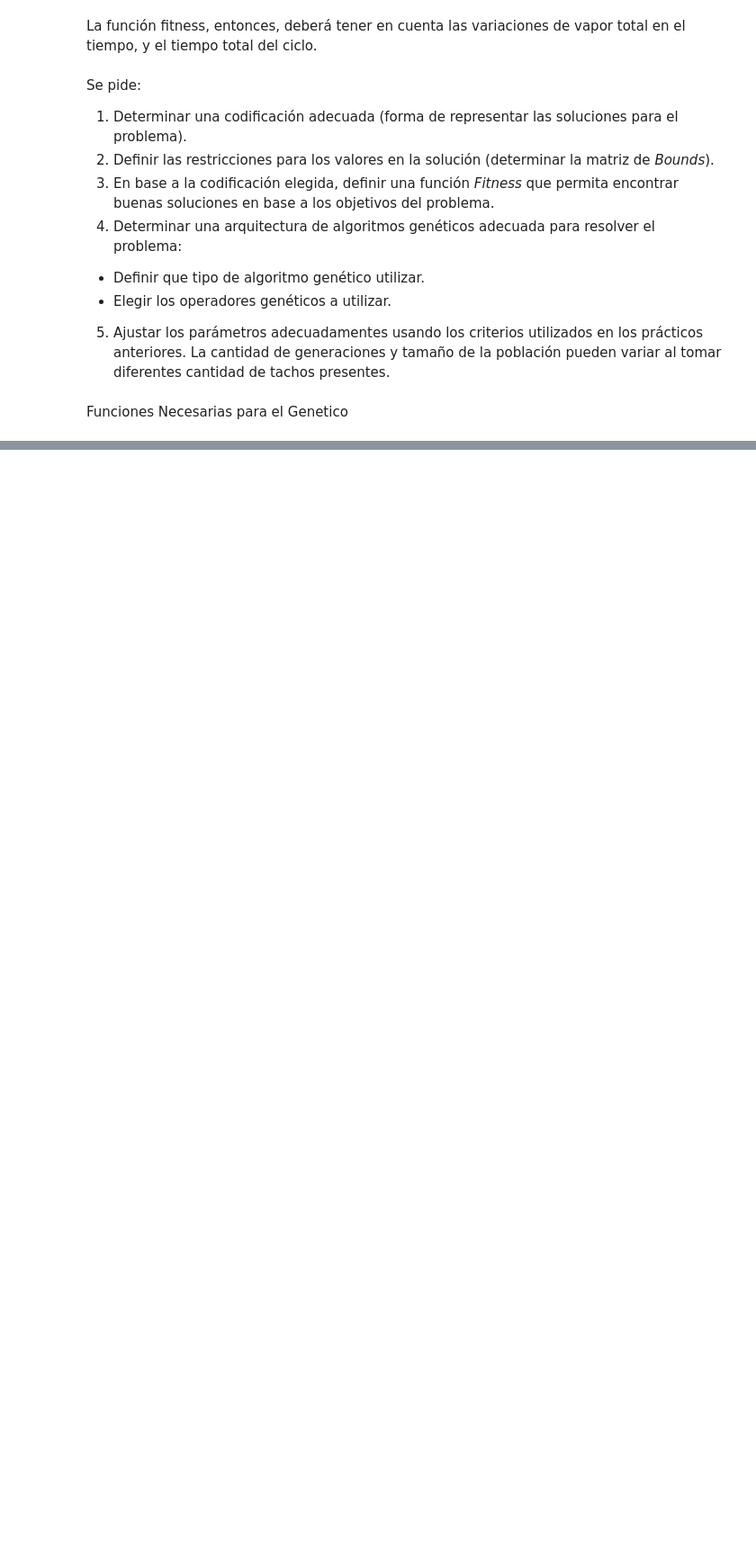
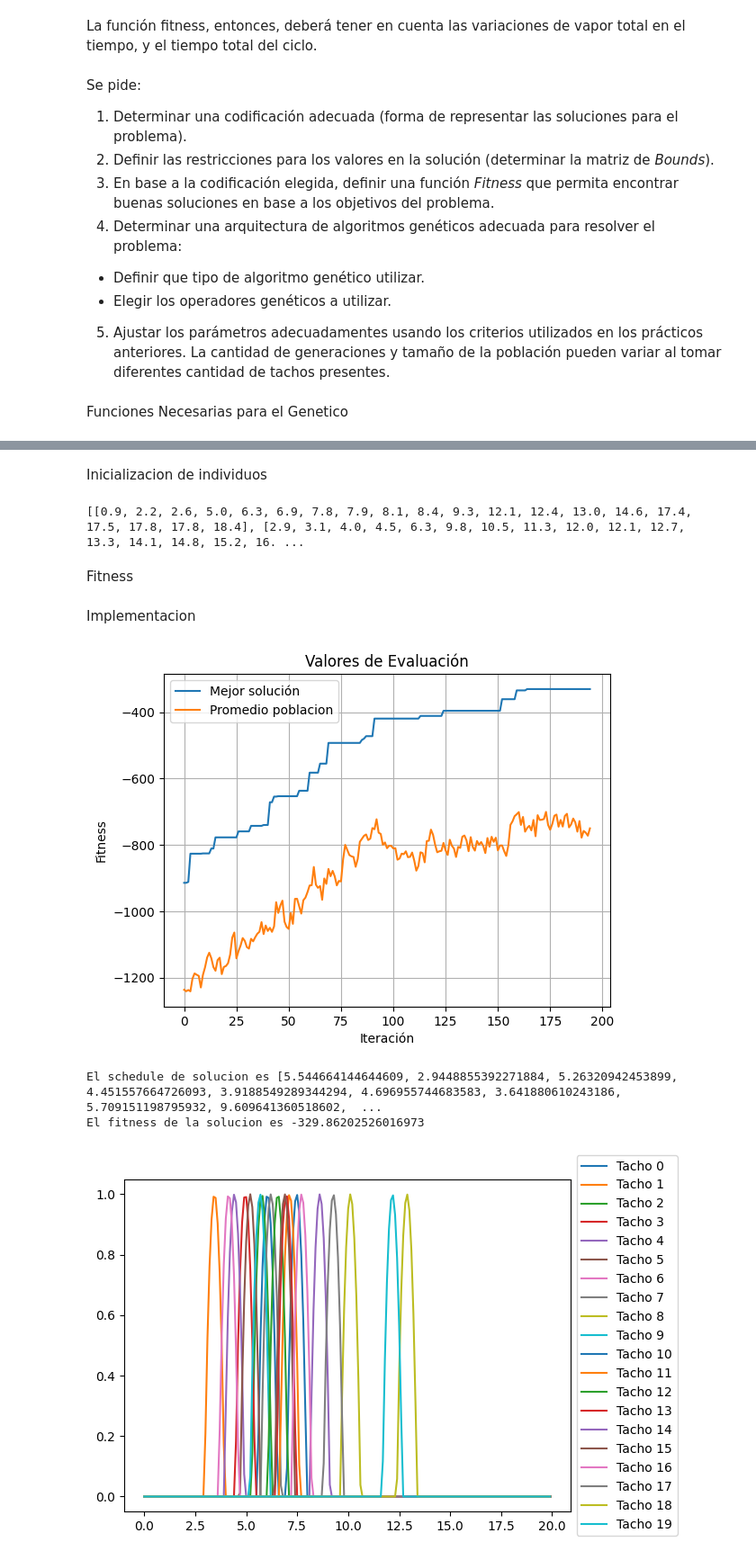
Before and after one commit to luudipietro/Geneticos_Final, a Jupyter notebook: Final_TP6.ipynb, the cells around one changed output, grey strips where cells are left out. Shown at 90% size. Drawn from its saved outputs; the diff is of its cells as text; code cells hidden in the pictures; blank space fills up the shorter version.

Commit message:
trabajar xover y mut

```diff
--- a/Final_TP6.ipynb
+++ b/Final_TP6.ipynb
@@ -136,0 +418,67 @@ def cube_crossover(parent1, parent2):
+# %% [markdown]
+Inicializacion de individuos
+# %%
+import random
+def init_pop(cant_individuos, tachos):
+    return [sorted([round((random.random() * (tachos-1)),1) for i in range(tachos)]) for j in range(cant_individuos)]
+    #return[[i for i in range(tachos)]for j in range(cant_individuos)]
+inicializacion = init_pop(10,20)
+print(inicializacion)
+# %% [output]
+[[0.9, 2.2, 2.6, 5.0, 6.3, 6.9, 7.8, 7.9, 8.1, 8.4, 9.3, 12.1, 12.4, 13.0, 14.6, 17.4, 17.5, 17.8, 17.8, 18.4], [2.9, 3.1, 4.0, 4.5, 6.3, 9.8, 10.5, 11.3, 12.0, 12.1, 12.7, 13.3, 14.1, 14.8, 15.2, 16. ...
+# %% [markdown]
+Fitness
+# %%
+def Fitness(t_inicios):
+    vapor_tachos = VaporTotal(t_inicios,intervalo)
+    variacion = variacion_total(vapor_tachos)
+    tiempo = tiempo_total(t_inicios)
+    fitness = - (variacion **2 + tiempo **2)
+    return fitness
+
+def variacion_total(vapor_tachos):
+    return np.sum(np.abs(np.diff(vapor_tachos)))
+
+def tiempo_total(t_inicios):
+    return max(t_inicios) - min(t_inicios) + 1
+# %% [markdown]
+Implementacion
+# %%
+import random
+import math
+
+tachos = 20
+intervalo = [x/10 for x in range(tachos*10)]
+Bounds = [[0, tachos-1] for i in range(tachos)]
+
+Enteras = [False] * (tachos)
+f = Fitness
+cant_individuos = 40
+cant_generac = 30
+cant_elite = 1
+sel = sel_sus
+eps = 0.1
+xover = arith_crossover
+cant_cruzados = round(0.7 * cant_individuos)
+mut = mut_step
+cant_mutados = round(0.4 * cant_individuos)
+callback = None
+Variabilidad_weight = 14
+Picos_weight = 0.06
+DistMax_weight = 4
+Pop = init_pop(cant_individuos, tachos)
+
+sol, solF, Pop, Fit, traceBest, traceAvg, bestSols = \
+    geneticoTachos(Pop, cant_generac, Bounds, Enteras, sel, xover, mut, \
+        cant_cruzados, cant_mutados, cant_elite, eps, f, Variabilidad_weight, \
+        Picos_weight, DistMax_weight, tachos,intervalo, callback)
+
+graficarEvolucionFitness(traceBest, traceAvg)
+print(f'El schedule de solucion es {sol}')
+print(f'El fitness de la solucion es {Fitness(sol)}')
+graficarResultadosTachos(sol, tachos, intervalo)
+# %% [output]
+[figure, added]
+El schedule de solucion es [5.544664144644609, 2.9448855392271884, 5.26320942453899, 4.451557664726093, 3.9188549289344294, 4.696955744683583, 3.641880610243186, 5.709151198795932, 9.609641360518602,  ...
+El fitness de la solucion es -329.86202526016973
+[figure, added]
```
Also changed, not shown: parts of 8 cells of this notebook, 4 other files.
